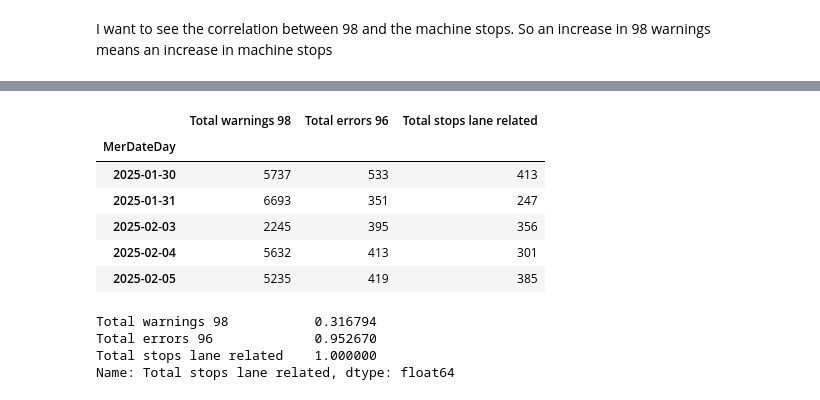
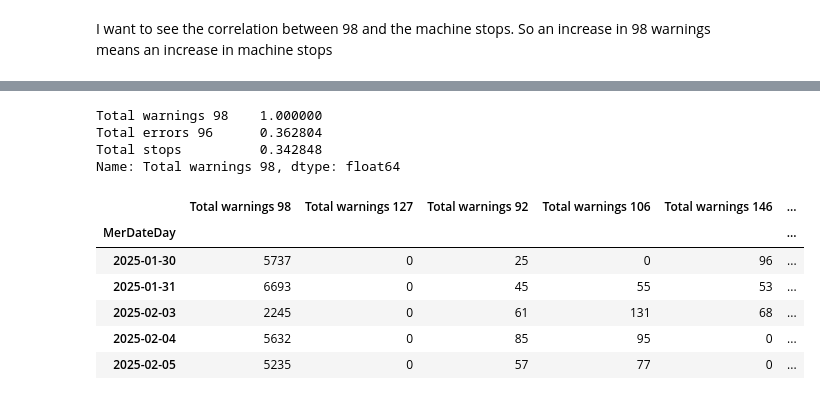
Before and after one commit to AcidSudo/Sanovo_19052025, a Jupyter notebook: EDA_correlation_stops.ipynb, the cells around one changed output, grey strips where cells are left out. Cells and saved outputs as stored; diff of their text form; code cells hidden in the pictures.

```diff
--- a/EDA_correlation_stops.ipynb
+++ b/EDA_correlation_stops.ipynb
@@ -16,2 +18,18 @@ df.head()
 # %% [markdown]
 I want to see the correlation between 98 and the machine stops. So an increase in 98 warnings means an increase in machine stops
+# %%
+df['MerDate'] = pd.to_datetime(df['MerDate'])
+df_agg_15s = df.set_index('MerDate').resample('15S').apply(
+    lambda x: pd.Series({
+        'Total warnings 98': ((x['MerType'] == 22) & (x['MerNumber'] == 98)).sum(),
+        'Total errors 96': ((x['MerType'] == 21) & (x['MerNumber'] == 96)).sum(),
+        'Total errors 411': ((x['MerType'] == 21) & (x['MerNumber'] == 411)).sum(),
+        'Total errors 414': ((x['MerType'] == 21) & (x['MerNumber'] == 414)).sum(),
+        'Total errors 460': ((x['MerType'] == 21) & (x['MerNumber'] == 460)).sum(),
+        'Total errors 456': ((x['MerType'] == 21) & (x['MerNumber'] == 456)).sum(),
+        'Total errors 452': ((x['MerType'] == 21) & (x['MerNumber'] == 452)).sum(),
+        'Total stops': ((x['MerType'] == 8) & (x['MerNumber'] == 0)).sum()
+    })
+).reset_index()
+
+df_agg_15s.head()
@@ -18,26 +73,29 @@ I want to see the correlation between 98 and the machine stops. So an increase i
+# %%
+df_agg.corr()['Total warnings 98']
+# %% [output]
+Total warnings 98    1.000000
+Total errors 96      0.362804
+Total stops          0.342848
+Name: Total warnings 98, dtype: float64
 # %%
-df_agg = df.groupby('MerDateDay').apply(
+df_agg_warnings = df.groupby('MerDateDay').apply(
     lambda x: pd.Series({
         'Total warnings 98': ((x['MerType'] == 22) & (x['MerNumber'] == 98)).sum(),
-        'Total errors 96': ((x['MerType'] == 21) & (x['MerNumber'] == 96)).sum(),
-        'Total stops lane related': ((x['MerType'] == 8) & (x['MerNumber'] == 0) & (x['MerSubNumber'] == 2)).sum()
-        # 'Total stops': ((x['MerType'] == 8) & (x['MerNumber'] == 0)).sum() * 100
+        'Total warnings 127': ((x['MerType'] == 22) & (x['MerNumber'] == 127)).sum(),
+        'Total warnings 92': ((x['MerType'] == 22) & (x['MerNumber'] == 92)).sum(),
+        'Total warnings 106': ((x['MerType'] == 22) & (x['MerNumber'] == 106)).sum(),
+        'Total warnings 146': ((x['MerType'] == 22) & (x['MerNumber'] == 146)).sum(),
+        'Total warnings 72': ((x['MerType'] == 22) & (x['MerNumber'] == 72)).sum(),
+        'Total stops': ((x['MerType'] == 8) & (x['MerNumber'] == 0)).sum()
     })
 )
 
-df_agg.head()
+df_agg_warnings.head()
 # %% [output]
-|  | Total warnings 98 | Total errors 96 | Total stops lane related |
-| MerDateDay |  |  |  |
-| 2025-01-30 | 5737 | 533 | 413 |
-| 2025-01-31 | 6693 | 351 | 247 |
-| 2025-02-03 | 2245 | 395 | 356 |
-| 2025-02-04 | 5632 | 413 | 301 |
-| 2025-02-05 | 5235 | 419 | 385 |
+|  | Total warnings 98 | Total warnings 127 | Total warnings 92 | Total warnings 106 | Total warnings 146 | ... |
+| MerDateDay |  |  |  |  |  | ... |
+| 2025-01-30 | 5737 | 0 | 25 | 0 | 96 | ... |
+| 2025-01-31 | 6693 | 0 | 45 | 55 | 53 | ... |
+| 2025-02-03 | 2245 | 0 | 61 | 131 | 68 | ... |
+| 2025-02-04 | 5632 | 0 | 85 | 95 | 0 | ... |
+| 2025-02-05 | 5235 | 0 | 57 | 77 | 0 | ... |
-# %%
-df_agg.corr()['Total stops lane related']
-# %% [output]
-Total warnings 98           0.316794
-Total errors 96             0.952670
-Total stops lane related    1.000000
-Name: Total stops lane related, dtype: float64
```
Also changed, not shown: parts of 6 cells of this notebook, 2 other files.
